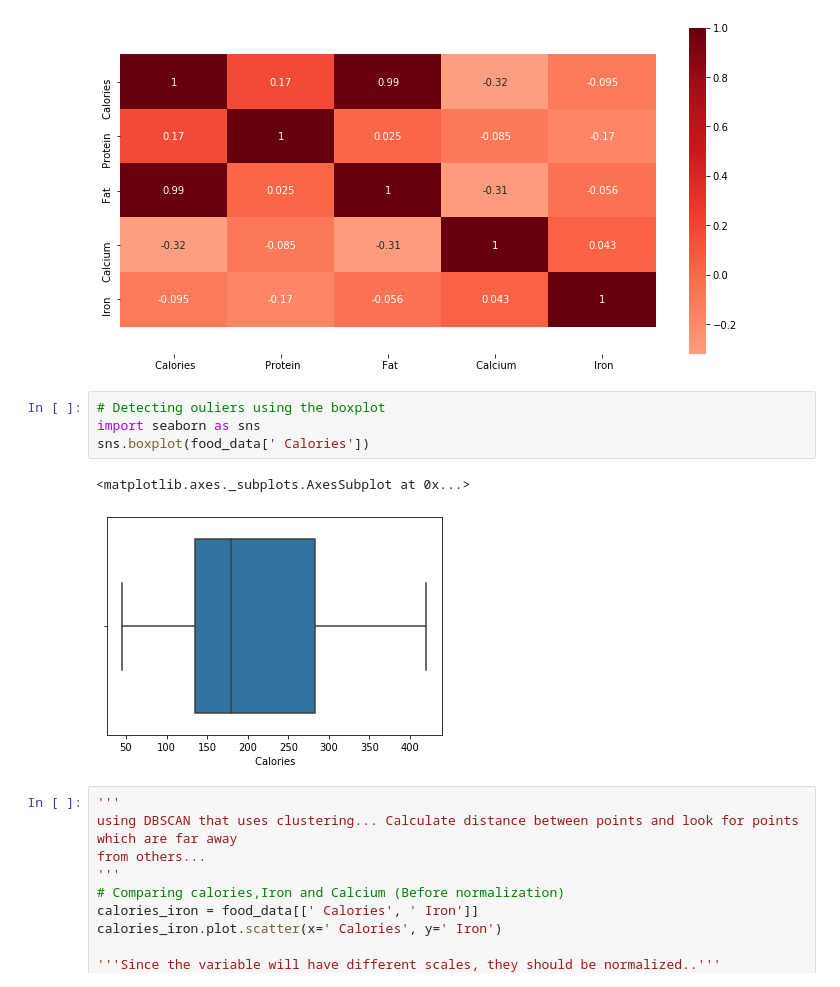
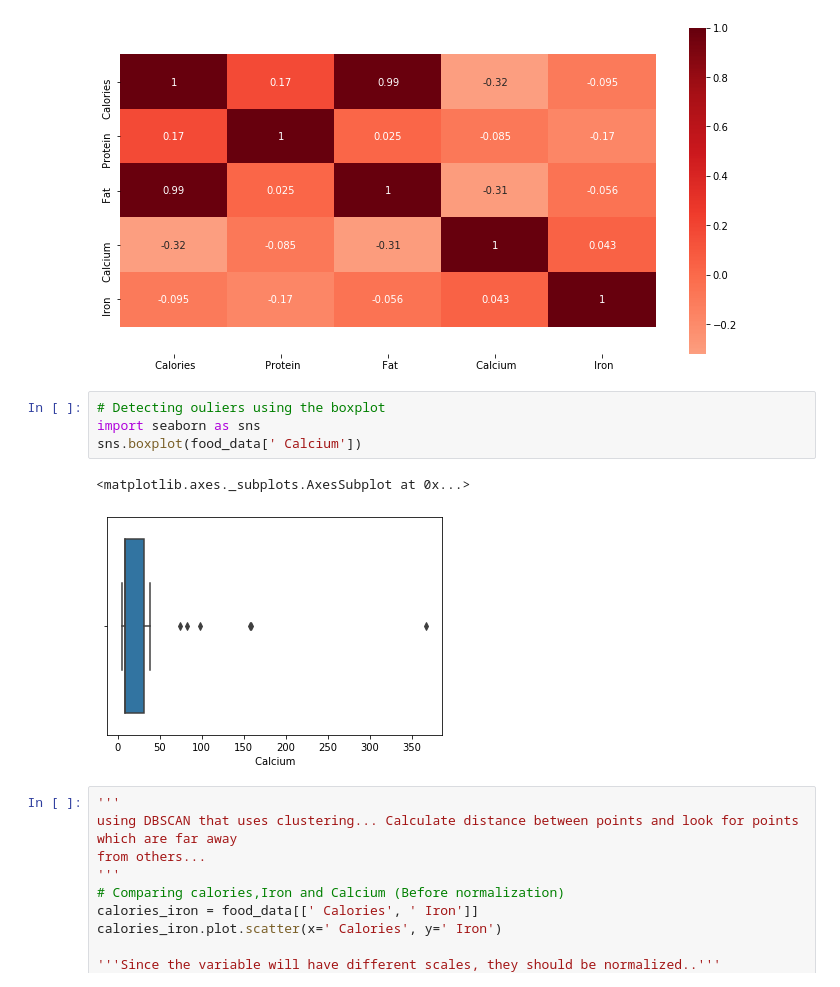
Before and after one commit to Salaton/datamining, a Jupyter notebook: clustering/clustering.ipynb, the cells around one changed output. Saved outputs shown, nothing was run; the diff lists cells and outputs as text.

```diff
--- a/clustering/clustering.ipynb
+++ b/clustering/clustering.ipynb
@@ -66,10 +66,10 @@ plt.show()
 # %%
 # Detecting ouliers using the boxplot
 import seaborn as sns
-sns.boxplot(food_data[' Calories'])
+sns.boxplot(food_data[' Calcium'])
 # %% [output]
 <matplotlib.axes._subplots.AxesSubplot at 0x...>
-[figure, old version]
+[figure, new version]
 # %%
 '''
 using DBSCAN that uses clustering... Calculate distance between points and look for points which are far away
```
Also changed, not shown: parts of 1 cell of this notebook.
